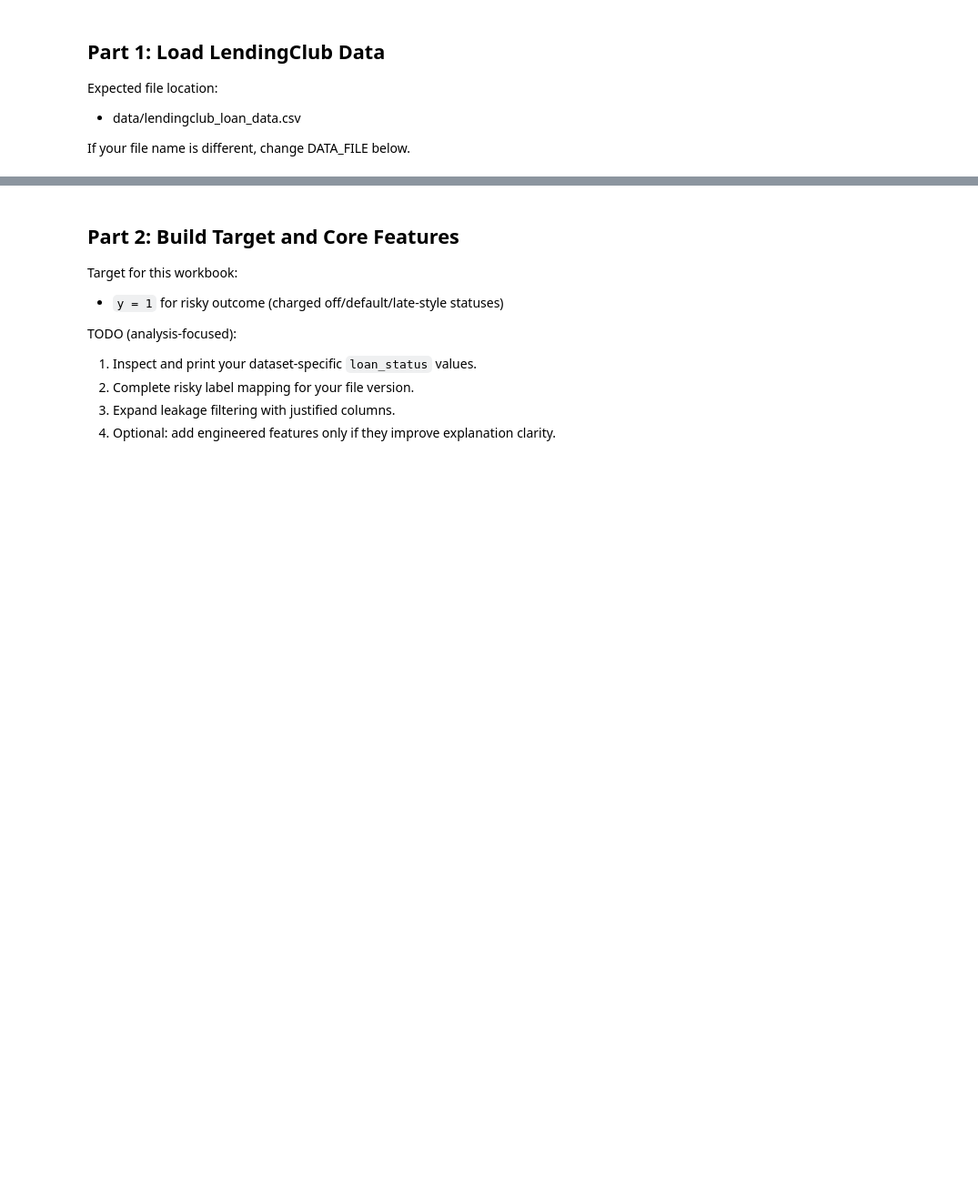
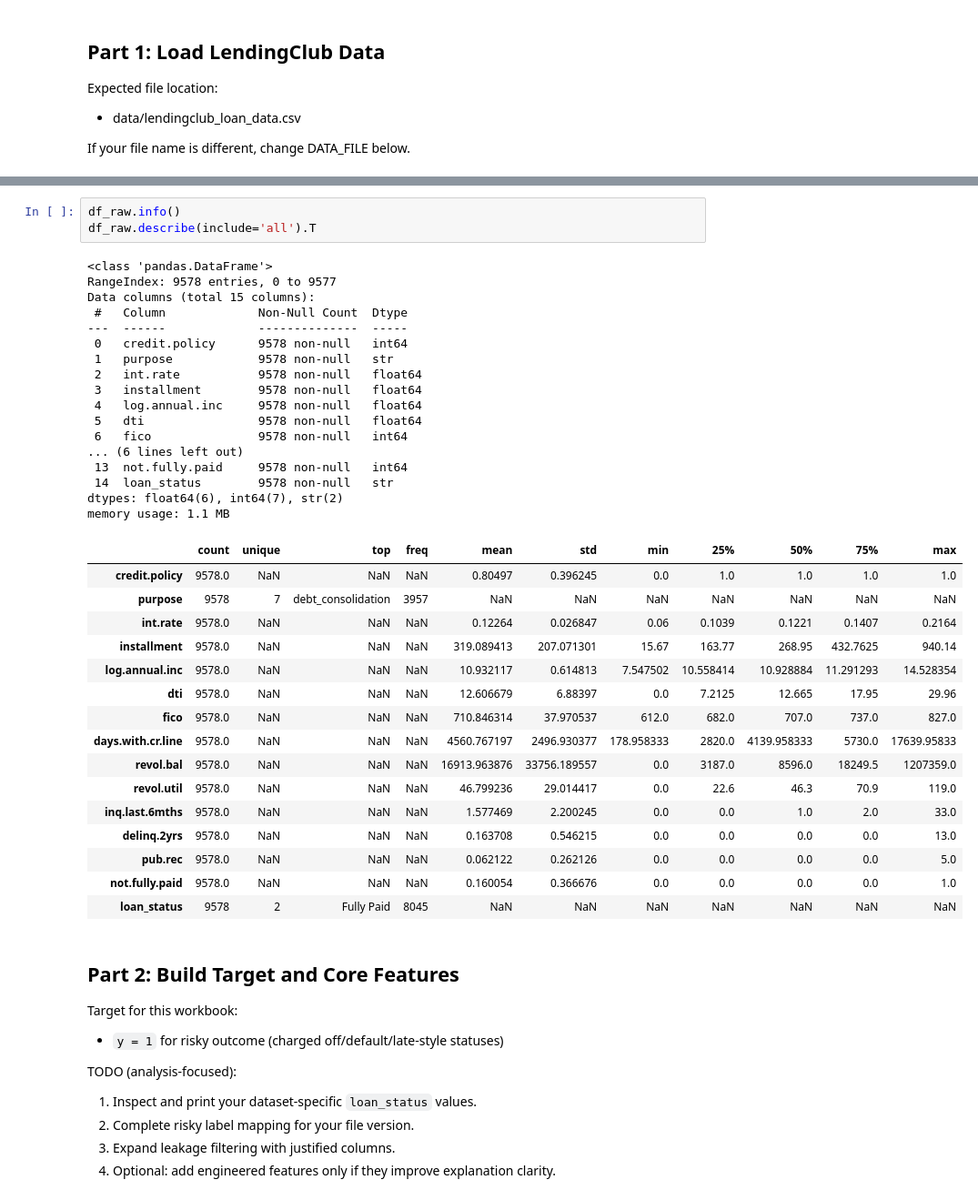
Before and after one commit to HetJivani04/LendingClub-XAI-Professional-Model-Audit, a Jupyter notebook: project_workbook.ipynb, the cells around one changed output, grey strips where cells are left out. Shown at 91% size. Cells and saved outputs as stored; diff of their text form; blank space fills up the shorter version.

```diff
--- a/project_workbook.ipynb
+++ b/project_workbook.ipynb
@@ -93,3 +116,40 @@ display(df_raw.head(3))
+# %%
+df_raw.info()
+df_raw.describe(include='all').T
+# %% [output]
+<class 'pandas.DataFrame'>
+RangeIndex: 9578 entries, 0 to 9577
+Data columns (total 15 columns):
+ #   Column             Non-Null Count  Dtype
+---  ------             --------------  -----
+ 0   credit.policy      9578 non-null   int64
+ 1   purpose            9578 non-null   str
+ 2   int.rate           9578 non-null   float64
+ 3   installment        9578 non-null   float64
+ 4   log.annual.inc     9578 non-null   float64
+ 5   dti                9578 non-null   float64
+ 6   fico               9578 non-null   int64
+... (6 lines left out)
+ 13  not.fully.paid     9578 non-null   int64
+ 14  loan_status        9578 non-null   str
+dtypes: float64(6), int64(7), str(2)
+memory usage: 1.1 MB
+|  | count | unique | top | freq | mean | std | min | 25% | 50% | 75% | max |
+| credit.policy | 9578.0 | NaN | NaN | NaN | 0.80497 | 0.396245 | 0.0 | 1.0 | 1.0 | 1.0 | 1.0 |
+| purpose | 9578 | 7 | debt_consolidation | 3957 | NaN | NaN | NaN | NaN | NaN | NaN | NaN |
+| int.rate | 9578.0 | NaN | NaN | NaN | 0.12264 | 0.026847 | 0.06 | 0.1039 | 0.1221 | 0.1407 | 0.2164 |
+| installment | 9578.0 | NaN | NaN | NaN | 319.089413 | 207.071301 | 15.67 | 163.77 | 268.95 | 432.7625 | 940.14 |
+| log.annual.inc | 9578.0 | NaN | NaN | NaN | 10.932117 | 0.614813 | 7.547502 | 10.558414 | 10.928884 | 11.291293 | 14.528354 |
+| dti | 9578.0 | NaN | NaN | NaN | 12.606679 | 6.88397 | 0.0 | 7.2125 | 12.665 | 17.95 | 29.96 |
+| fico | 9578.0 | NaN | NaN | NaN | 710.846314 | 37.970537 | 612.0 | 682.0 | 707.0 | 737.0 | 827.0 |
+| days.with.cr.line | 9578.0 | NaN | NaN | NaN | 4560.767197 | 2496.930377 | 178.958333 | 2820.0 | 4139.958333 | 5730.0 | 17639.95833 |
+| revol.bal | 9578.0 | NaN | NaN | NaN | 16913.963876 | 33756.189557 | 0.0 | 3187.0 | 8596.0 | 18249.5 | 1207359.0 |
+| revol.util | 9578.0 | NaN | NaN | NaN | 46.799236 | 29.014417 | 0.0 | 22.6 | 46.3 | 70.9 | 119.0 |
+| inq.last.6mths | 9578.0 | NaN | NaN | NaN | 1.577469 | 2.200245 | 0.0 | 0.0 | 1.0 | 2.0 | 33.0 |
+| delinq.2yrs | 9578.0 | NaN | NaN | NaN | 0.163708 | 0.546215 | 0.0 | 0.0 | 0.0 | 0.0 | 13.0 |
+| pub.rec | 9578.0 | NaN | NaN | NaN | 0.062122 | 0.262126 | 0.0 | 0.0 | 0.0 | 0.0 | 5.0 |
+| not.fully.paid | 9578.0 | NaN | NaN | NaN | 0.160054 | 0.366676 | 0.0 | 0.0 | 0.0 | 0.0 | 1.0 |
+| loan_status | 9578 | 2 | Fully Paid | 8045 | NaN | NaN | NaN | NaN | NaN | NaN | NaN |
 # %% [markdown]
 ## Part 2: Build Target and Core Features
 
```
Also changed, not shown: parts of 13 cells of this notebook, 1 other file.
